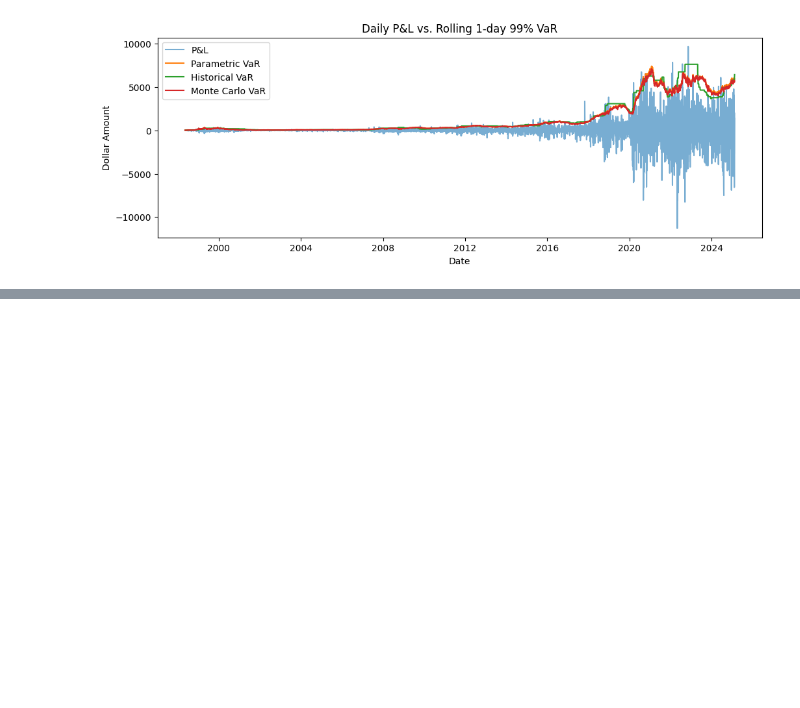
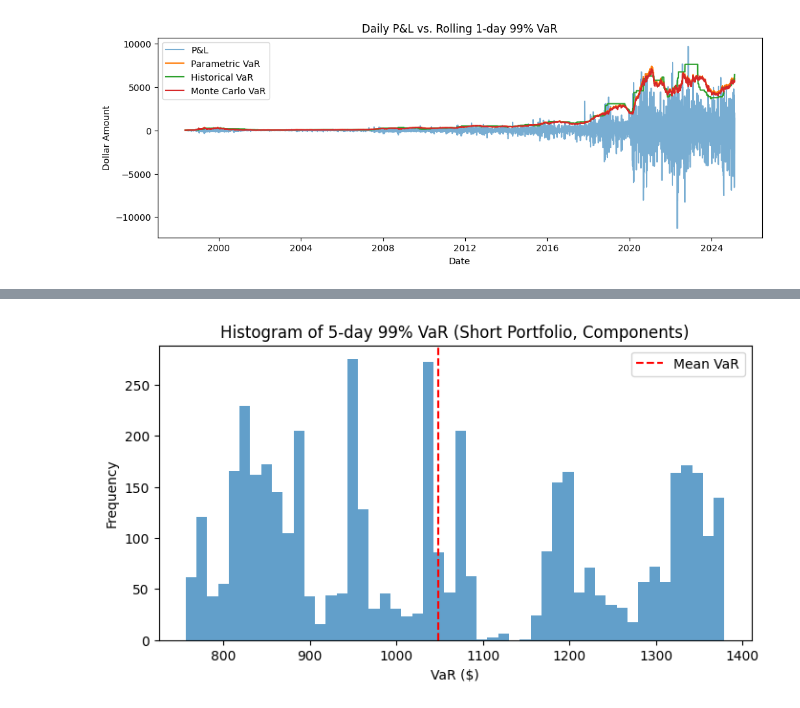
Before and after one commit to LeoWang805/Risk_Project, a Jupyter notebook: notebooks/04_backtest.ipynb, the cells around one changed output, grey strips where cells are left out. Saved outputs shown, nothing was run; the diff lists cells and outputs as text; code cells hidden in the pictures; blank space fills up the shorter version.

Commit message:
Add Q4/Q5 visualizations, fix import paths, polish 04.ipynb

```diff
--- a/notebooks/04_backtest.ipynb
+++ b/notebooks/04_backtest.ipynb
@@ -250,0 +284,28 @@ summary
+# %%
+window = 5 * 252  # 5-year window
+rp = pd.DataFrame(index=returns.index[window-1:])
+
+# Per-ticker means, variances, vols
+for col in returns.columns:
+    rp[f"{col}_mean"] = returns[col].rolling(window).mean()
+    rp[f"{col}_var"]  = returns[col].rolling(window).var()
+    rp[f"{col}_vol"]  = np.sqrt(rp[f"{col}_var"])
+
+# Correlation
+rp['corr'] = returns['AAPL'].rolling(window).corr(returns['AMZN'])
+
+# Weights by $ value
+prices_aligned = prices.loc[rp.index]
+values = prices_aligned * np.array([25773, 26596])  # share counts
+total_val = values.sum(axis=1)
+rp['w_AAPL'] = values.iloc[:,0] / total_val
+rp['w_AMZN'] = values.iloc[:,1] / total_val
+
+# Portfolio mean/var/vol
+port_r = (returns['AAPL'] * rp['w_AAPL'] + returns['AMZN'] * rp['w_AMZN']).loc[rp.index]
+rp['p_mean'] = port_r.rolling(window).mean()
+rp['p_var']  = port_r.rolling(window).var()
+rp['p_vol']  = np.sqrt(rp['p_var'])
+
+rp.dropna(inplace=True)
+print(f"Rolling stats for {len(rp)} days")
@@ -250,0 +391,14 @@ summary
+# %%
+import matplotlib.pyplot as plt
+
+plt.figure(figsize=(8,4))
+plt.hist(short_res['port_var_cmp'], bins=50, alpha=0.7)
+plt.axvline(short_res['port_var_cmp'].mean(),
+            color='red', linestyle='--', label='Mean VaR')
+plt.title('Histogram of 5-day 99% VaR (Short Portfolio, Components)')
+plt.xlabel('VaR ($)')
+plt.ylabel('Frequency')
+plt.legend()
+plt.show()
+# %% [output]
+[figure, added]
```
Also changed, not shown: parts of 15 cells of this notebook, 7 other files.
